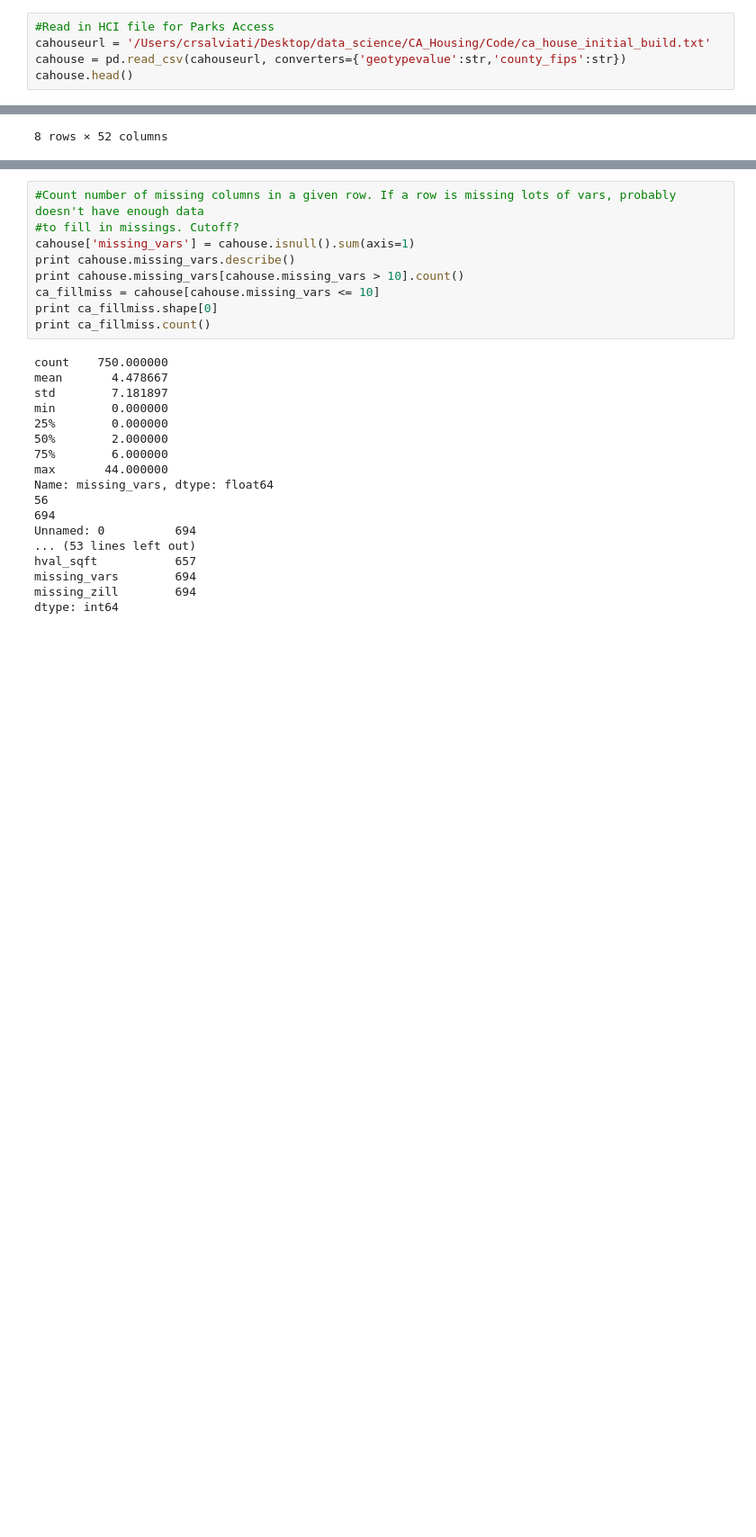
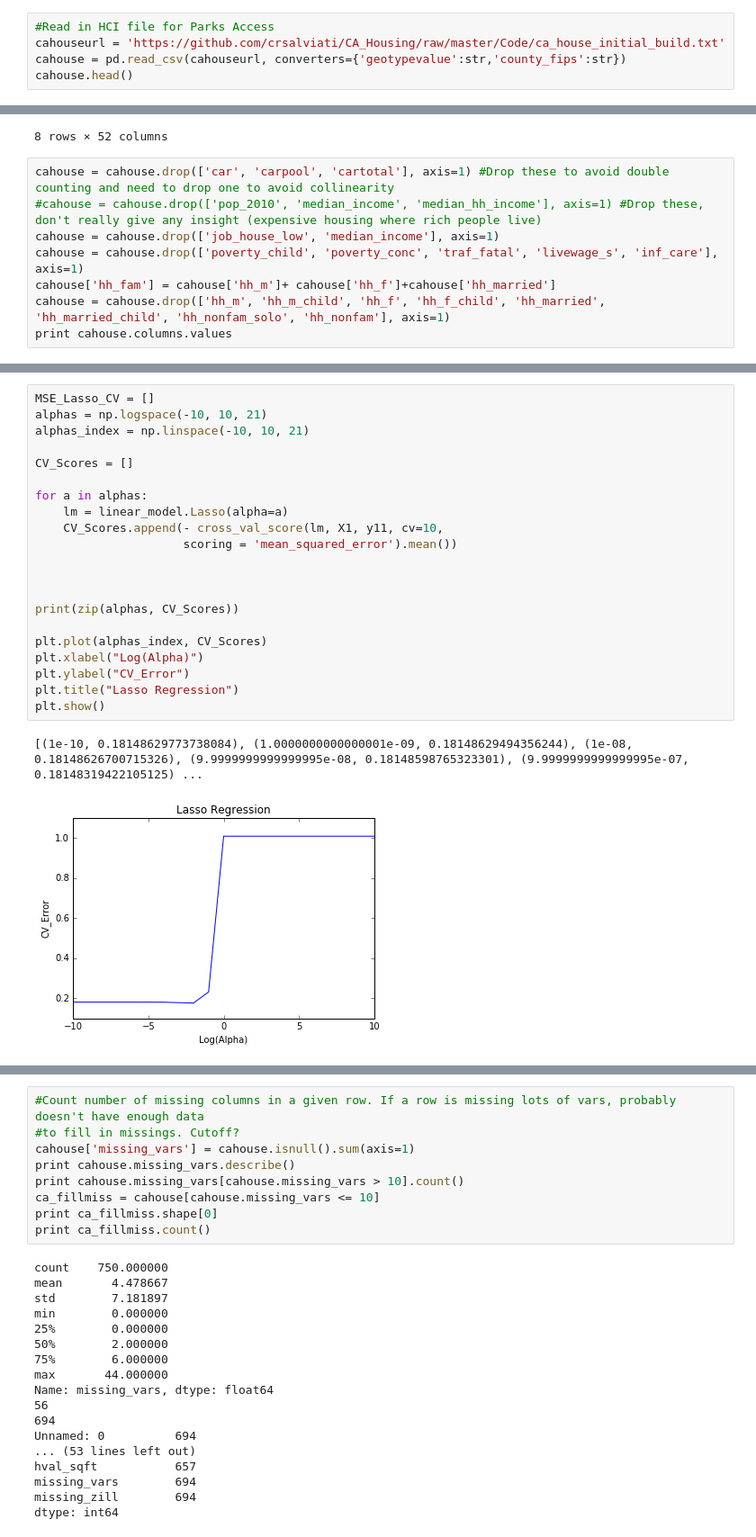
Before and after one commit to crsalviati/CA_Housing, a Jupyter notebook: missing_data.ipynb, the cells around one changed output, grey strips where cells are left out. Shown at 90% size. Cells and saved outputs as stored; diff of their text form; blank space fills up the shorter version.

Commit message:
2016.08.02 - Missing data work.

```diff
--- a/missing_data.ipynb
+++ b/missing_data.ipynb
@@ -4,6 +11,6 @@ import statsmodels.formula.api as smf
 # %%
 #Read in HCI file for Parks Access
-cahouseurl = '/Users/crsalviati/Desktop/data_science/CA_Housing/Code/ca_house_initial_build.txt'
+cahouseurl = 'https://github.com/crsalviati/CA_Housing/raw/master/Code/ca_house_initial_build.txt'
 cahouse = pd.read_csv(cahouseurl, converters={'geotypevalue':str,'county_fips':str})
 cahouse.head()
 # %% [output]
@@ -46,3 +53,11 @@ dtype: int64
 | 75% | 561.75000 | 62780.500000 | 0.930205 | 4.780875e+04 | 0.446000 | 77615.000000 | 7.100000 | 0.886608 | 79.850000 | ... |
 | max | 749.00000 | 87056.000000 | 1.000000 | 3.792621e+06 | 0.624000 | 223611.000000 | 30.900000 | 40.930074 | 96.700000 | ... |
 8 rows × 52 columns
+# %%
+cahouse = cahouse.drop(['car', 'carpool', 'cartotal'], axis=1) #Drop these to avoid double counting and need to drop one to avoid collinearity
+#cahouse = cahouse.drop(['pop_2010', 'median_income', 'median_hh_income'], axis=1) #Drop these, don't really give any insight (expensive housing where rich people live)
+cahouse = cahouse.drop(['job_house_low', 'median_income'], axis=1)
+cahouse = cahouse.drop(['poverty_child', 'poverty_conc', 'traf_fatal', 'livewage_s', 'inf_care'], axis=1)
+cahouse['hh_fam'] = cahouse['hh_m']+ cahouse['hh_f']+cahouse['hh_married']
+cahouse = cahouse.drop(['hh_m', 'hh_m_child', 'hh_f', 'hh_f_child', 'hh_married', 'hh_married_child', 'hh_nonfam_solo', 'hh_nonfam'], axis=1)
+print cahouse.columns.values
@@ -92,0 +158,24 @@ Name: missing_vars, dtype: float64
+# %%
+MSE_Lasso_CV = []
+alphas = np.logspace(-10, 10, 21)
+alphas_index = np.linspace(-10, 10, 21)
+
+CV_Scores = []
+
+for a in alphas:
+    lm = linear_model.Lasso(alpha=a)
+    CV_Scores.append(- cross_val_score(lm, X1, y11, cv=10,
+                     scoring = 'mean_squared_error').mean())
+
+
+
+print(zip(alphas, CV_Scores))
+
+plt.plot(alphas_index, CV_Scores)
+plt.xlabel("Log(Alpha)")
+plt.ylabel("CV_Error")
+plt.title("Lasso Regression")
+plt.show()
+# %% [output]
+[(1e-10, 0.18148629773738084), (1.0000000000000001e-09, 0.18148629494356244), (1e-08, 0.18148626700715326), (9.9999999999999995e-08, 0.18148598765323301), (9.9999999999999995e-07, 0.18148319422105125) ...
+[figure, added]
```
Also changed, not shown: parts of 9 cells of this notebook.
